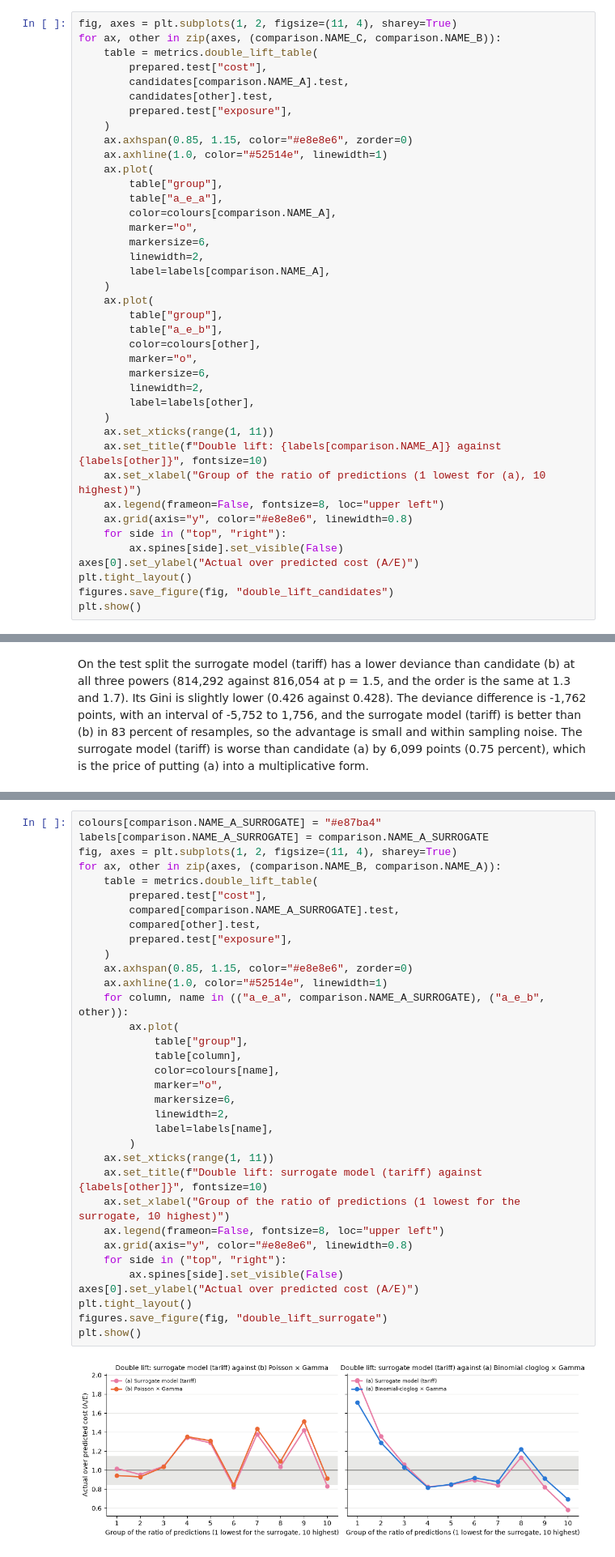
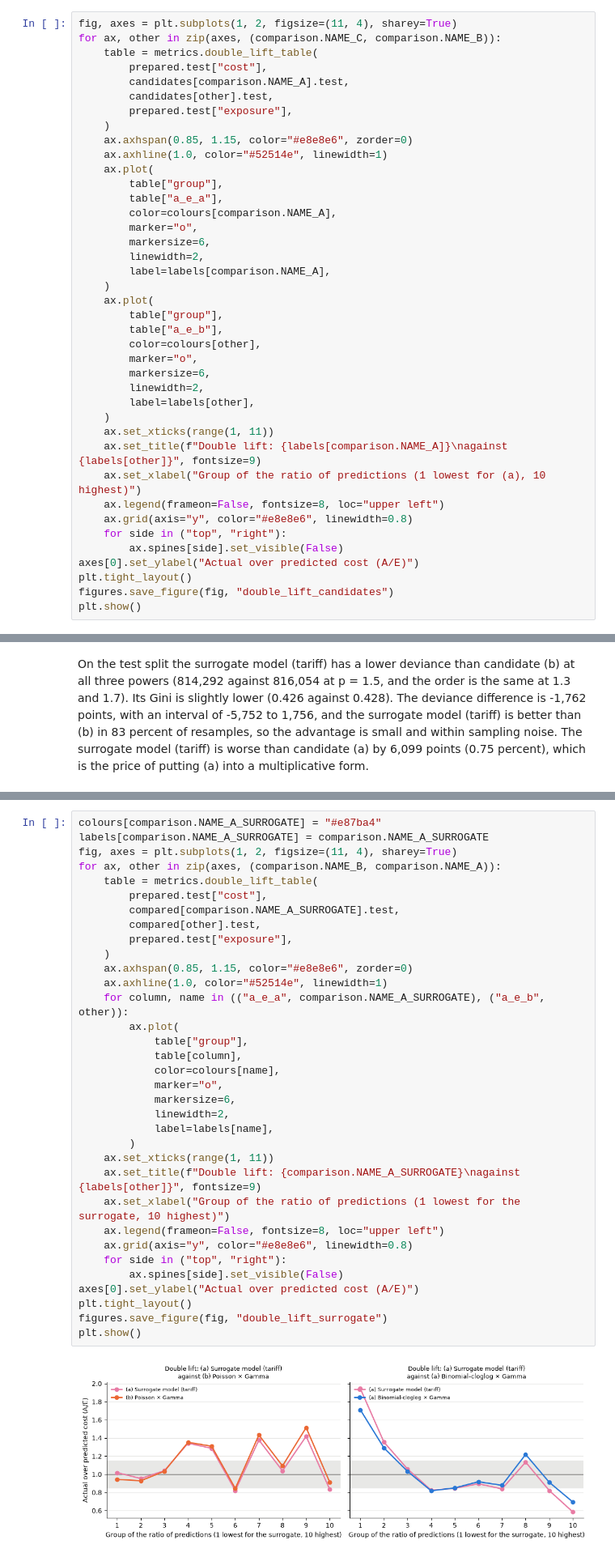
Before and after one commit to asudarmo/health-pricing-meps, a Jupyter notebook: notebooks/03_glm.ipynb, the cells around one changed output, grey strips where cells are left out. Shown at 81% size. Drawn from its saved outputs; the diff is of its cells as text.

```diff
--- a/notebooks/03_glm.ipynb
+++ b/notebooks/03_glm.ipynb
@@ -1420,7 +1441,7 @@ for ax, other in zip(axes, (comparison.NAME_C, comparison.NAME_B)):
         label=labels[other],
     )
     ax.set_xticks(range(1, 11))
-    ax.set_title(f"Double lift: {labels[comparison.NAME_A]} against {labels[other]}", fontsize=10)
+    ax.set_title(f"Double lift: {labels[comparison.NAME_A]}\nagainst {labels[other]}", fontsize=9)
     ax.set_xlabel("Group of the ratio of predictions (1 lowest for (a), 10 highest)")
     ax.legend(frameon=False, fontsize=8, loc="upper left")
     ax.grid(axis="y", color="#e8e8e6", linewidth=0.8)
@@ -1631,35 +1659,35 @@ fig, axes = plt.subplots(1, 2, figsize=(11, 4), sharey=True)
 for ax, other in zip(axes, (comparison.NAME_B, comparison.NAME_A)):
     table = metrics.double_lift_table(
         prepared.test["cost"],
         compared[comparison.NAME_A_SURROGATE].test,
         compared[other].test,
         prepared.test["exposure"],
     )
     ax.axhspan(0.85, 1.15, color="#e8e8e6", zorder=0)
     ax.axhline(1.0, color="#52514e", linewidth=1)
     for column, name in (("a_e_a", comparison.NAME_A_SURROGATE), ("a_e_b", other)):
         ax.plot(
             table["group"],
             table[column],
             color=colours[name],
             marker="o",
             markersize=6,
             linewidth=2,
             label=labels[name],
         )
     ax.set_xticks(range(1, 11))
-    ax.set_title(f"Double lift: surrogate model (tariff) against {labels[other]}", fontsize=10)
+    ax.set_title(f"Double lift: {comparison.NAME_A_SURROGATE}\nagainst {labels[other]}", fontsize=9)
     ax.set_xlabel("Group of the ratio of predictions (1 lowest for the surrogate, 10 highest)")
     ax.legend(frameon=False, fontsize=8, loc="upper left")
     ax.grid(axis="y", color="#e8e8e6", linewidth=0.8)
     for side in ("top", "right"):
         ax.spines[side].set_visible(False)
 axes[0].set_ylabel("Actual over predicted cost (A/E)")
 plt.tight_layout()
 figures.save_figure(fig, "double_lift_surrogate")
 plt.show()
 # %% [output]
-[figure, old version]
+[figure, new version]
 # %% [markdown]
 Against candidate (b) the surrogate model (tariff) is nearer 1 in 7 of the 10 double-lift groups. Against candidate (a),
 candidate (a) is nearer 1 in 8 of 10 groups, as expected for an approximation of it.
```
Also changed, not shown: parts of 16 cells of this notebook, 6 other files.
